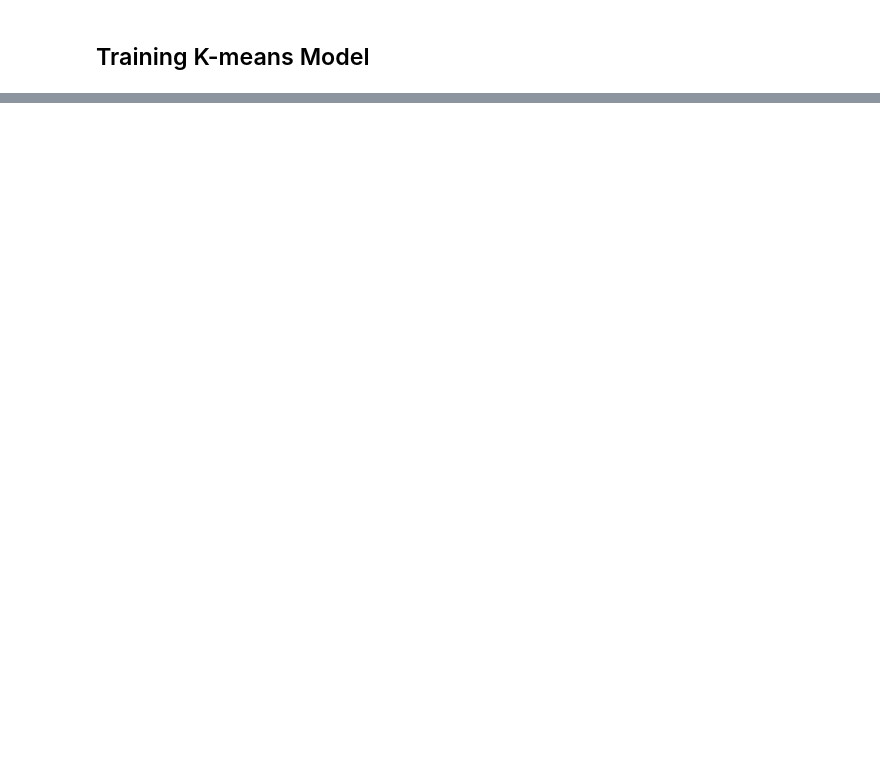
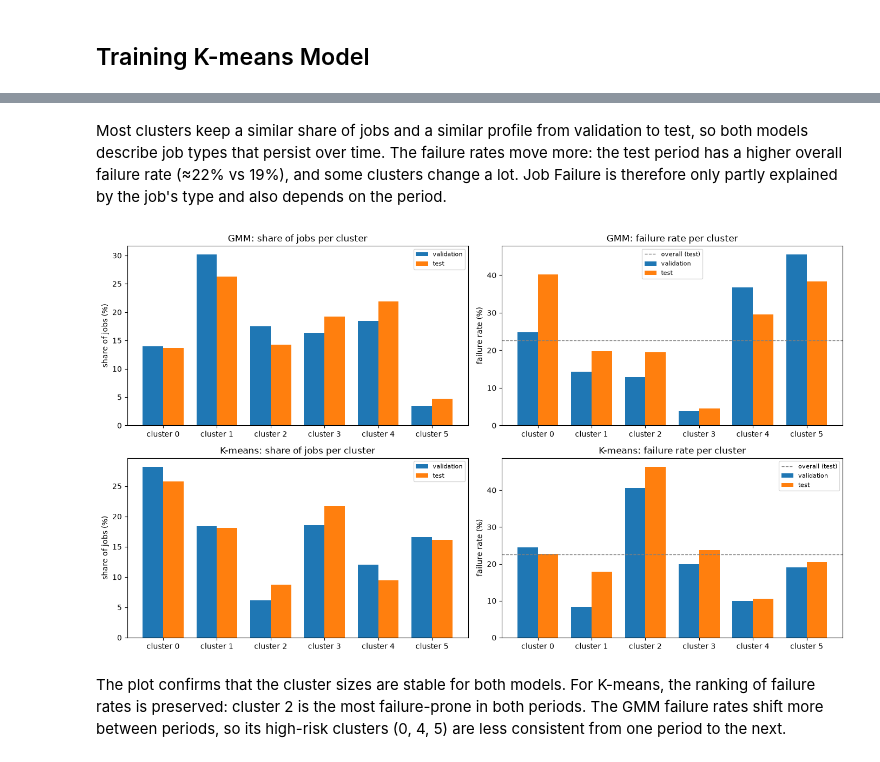
Before and after one commit to ImanCherifi/ml-assignment-1, a Jupyter notebook: task_C.ipynb, the cells around one changed output, grey strips where cells are left out. Cells and saved outputs as stored; diff of their text form; code cells hidden in the pictures; blank space fills up the shorter version.

```diff
--- a/task_C.ipynb
+++ b/task_C.ipynb
@@ -987,0 +994,8 @@ Overall failure rate: 19.0%
+# %%
+# Average log-likelihood per job: a clear drop means the test jobs are less like the training jobs.
+# Assignment confidence: the probability of the most likely cluster; low values = jobs between types.
+for p, X in [("train", X_train), ("validation", X_val), ("test", X_test)]:
+    conf = final_gmm.predict_proba(X).max(axis=1)
+    print(f"{p:10s}  avg log-likelihood = {final_gmm.score(X):7.3f}   "
+          f"median confidence = {np.median(conf):.3f}   "
+          f"jobs with confidence < 0.6 = {(conf < 0.6).mean():.1%}")
@@ -1256,0 +1174,14 @@ GMM
+# %%
+# Cluster profiles: validation vs test, with the change in share and failure rate
+for m in models:
+    v, t = profiles[(m, "validation")], profiles[(m, "test")]
+    change = pd.DataFrame({
+        "share_val": v["share"], "share_test": t["share"],
+        "fail_val": v["failure_rate"], "fail_test": t["failure_rate"],
+        "fail_change_pts": (t["failure_rate"] - v["failure_rate"]) * 100,
+        "runtime_val_min": v["median_runtime_min"], "runtime_test_min": t["median_runtime_min"],
+        "procs_val": v["median_procs"], "procs_test": t["median_procs"],
+        "req_used_val": v["median_runtime_efficiency"], "req_used_test": t["median_runtime_efficiency"],
+    }).sort_values("fail_test")
+    print(f"\n=== {m}: validation vs test (sorted by test failure rate) ===")
+    display(change.round(2)) if "display" in globals() else print(change.round(2))
@@ -1256,0 +1206,31 @@ GMM
+# %% [markdown]
+Most clusters keep a similar share of jobs and a similar profile from validation to test, so both models describe job types that persist over time.
+The failure rates move more: the test period has a higher overall failure rate (≈22% vs 19%), and some clusters change a lot.
+Job Failure is therefore only partly explained by the job's type and also depends on the period.
+# %%
+
+# Stability plot: share of jobs and failure rate per cluster, validation vs test
+fig, axes = plt.subplots(2, 2, figsize=(14, 8))
+overall = {p: (raw["status"] != 1).mean() for p, raw in [("validation", val), ("test", test)]}
+for row, m in enumerate(models):
+    v, t = profiles[(m, "validation")], profiles[(m, "test")]
+    ks = v.index.union(t.index)
+    x, w = np.arange(len(ks)), 0.38
+    for col, (metric, title) in enumerate([("share", "share of jobs"), ("failure_rate", "failure rate")]):
+        ax = axes[row, col]
+        ax.bar(x - w / 2, v.reindex(ks)[metric] * 100, w, label="validation", color="tab:blue")
+        ax.bar(x + w / 2, t.reindex(ks)[metric] * 100, w, label="test", color="tab:orange")
+        if metric == "failure_rate":
+            ax.axhline(overall["test"] * 100, color="gray", ls="--", lw=1, label="overall (test)")
+        ax.set_xticks(x, [f"cluster {k}" for k in ks])
+        ax.set_ylabel(f"{title} (%)")
+        ax.set_title(f"{m}: {title} per cluster")
+        ax.legend(fontsize=8)
+plt.tight_layout()
+plt.show()
+# %% [output]
+[figure, added]
+# %% [markdown]
+The plot confirms that the cluster sizes are stable for both models.
+For K-means, the ranking of failure rates is preserved: cluster 2 is the most failure-prone in both periods.
+The GMM failure rates shift more between periods, so its high-risk clusters (0, 4, 5) are less consistent from one period to the next.
```
Also changed, not shown: parts of 39 cells of this notebook, 1 other file.
